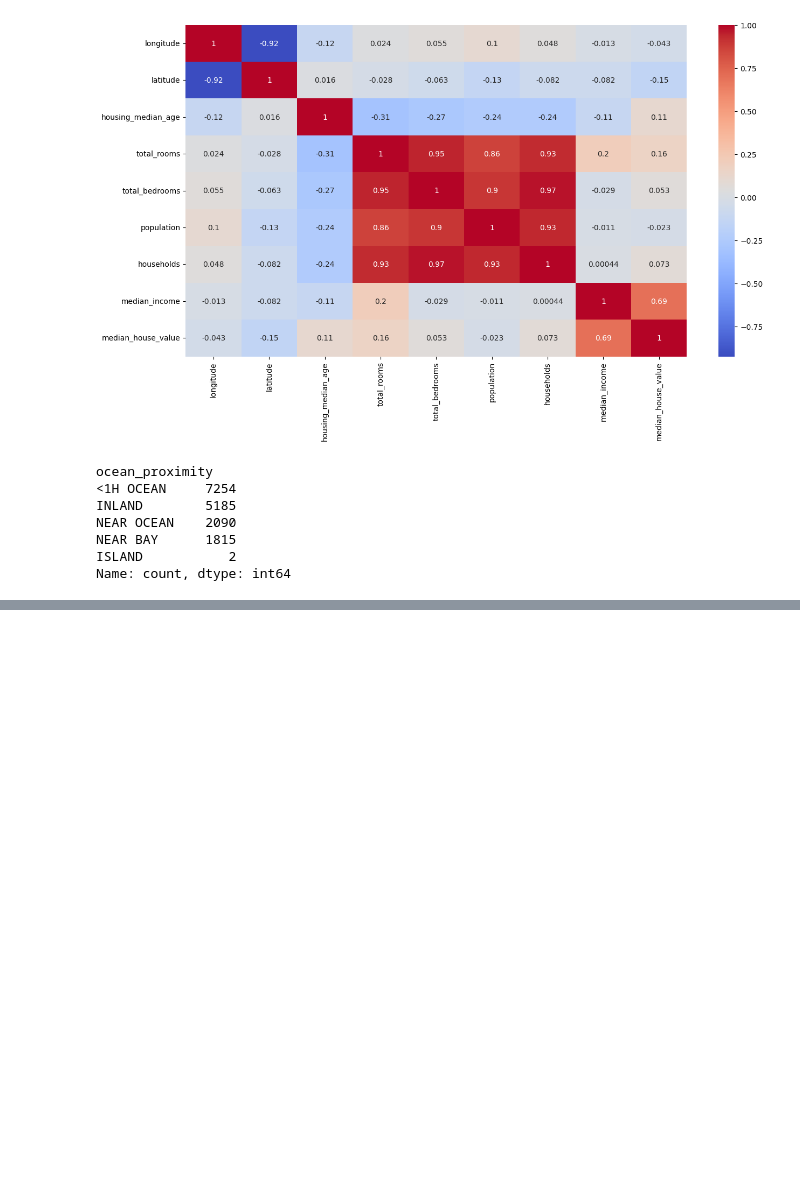
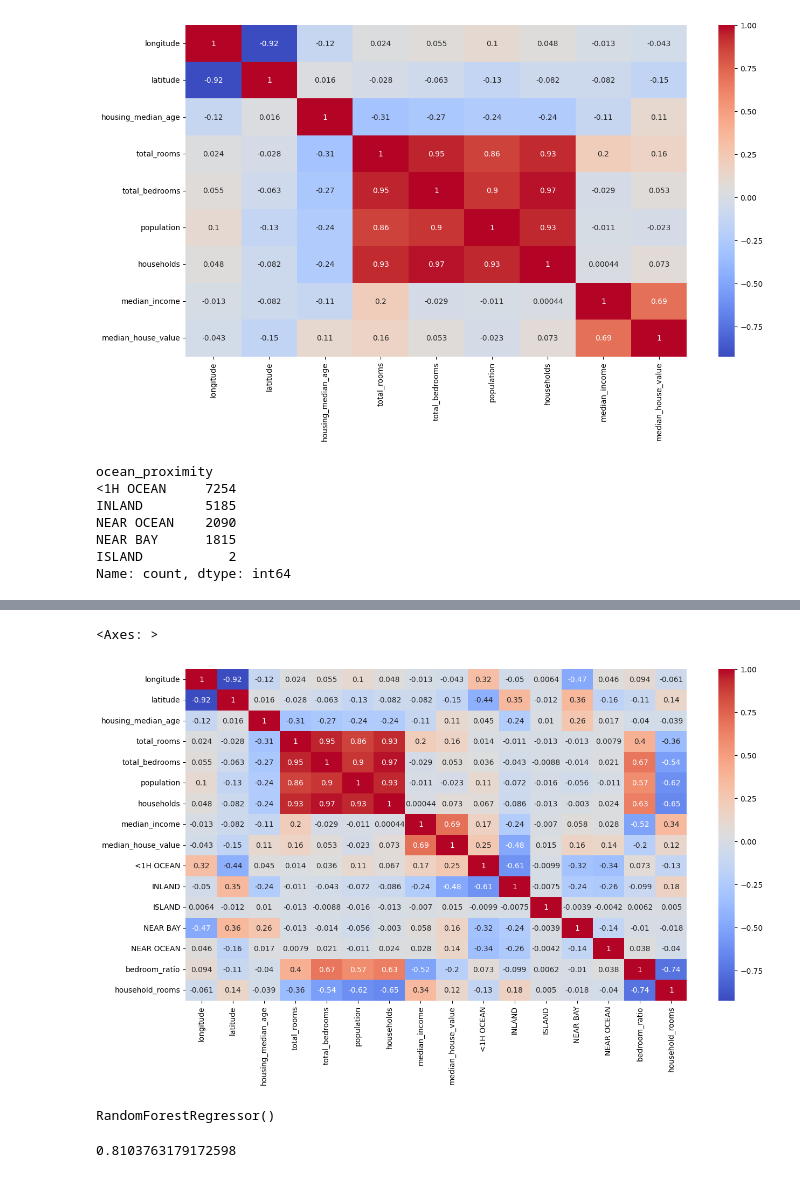
Before and after one commit to anhvw/ml-model-house-price-prediction, a Jupyter notebook: house-price-prediction.ipynb, the cells around one changed output, grey strips where cells are left out. Saved outputs shown, nothing was run; the diff lists cells and outputs as text; code cells hidden in the pictures; blank space fills up the shorter version.

```diff
--- a/house-price-prediction.ipynb
+++ b/house-price-prediction.ipynb
@@ -171,0 +185,11 @@ train_data.drop("ocean_proximity", axis=1).head()
+# %%
+# feature engineering
+# creating new features based on existing ones
+train_data['bedroom_ratio'] = train_data['total_bedrooms'] / train_data['total_rooms']
+train_data['household_rooms'] = train_data['total_rooms'] / train_data['households']
+# %%
+plt.figure(figsize=(15, 8))
+sns.heatmap(train_data.corr(), annot=True, cmap="coolwarm")
+# %% [output]
+<Axes: >
+[figure, added]
@@ -171,0 +219,10 @@ train_data.drop("ocean_proximity", axis=1).head()
+# %%
+from sklearn.ensemble import RandomForestRegressor
+forest = RandomForestRegressor()
+forest.fit(X_train, y_train)
+# %% [output]
+RandomForestRegressor()
+# %%
+forest.score(X_test, y_test)
+# %% [output]
+0.8103763179172598
```
Also changed, not shown: parts of 16 cells of this notebook, 1 other file.
